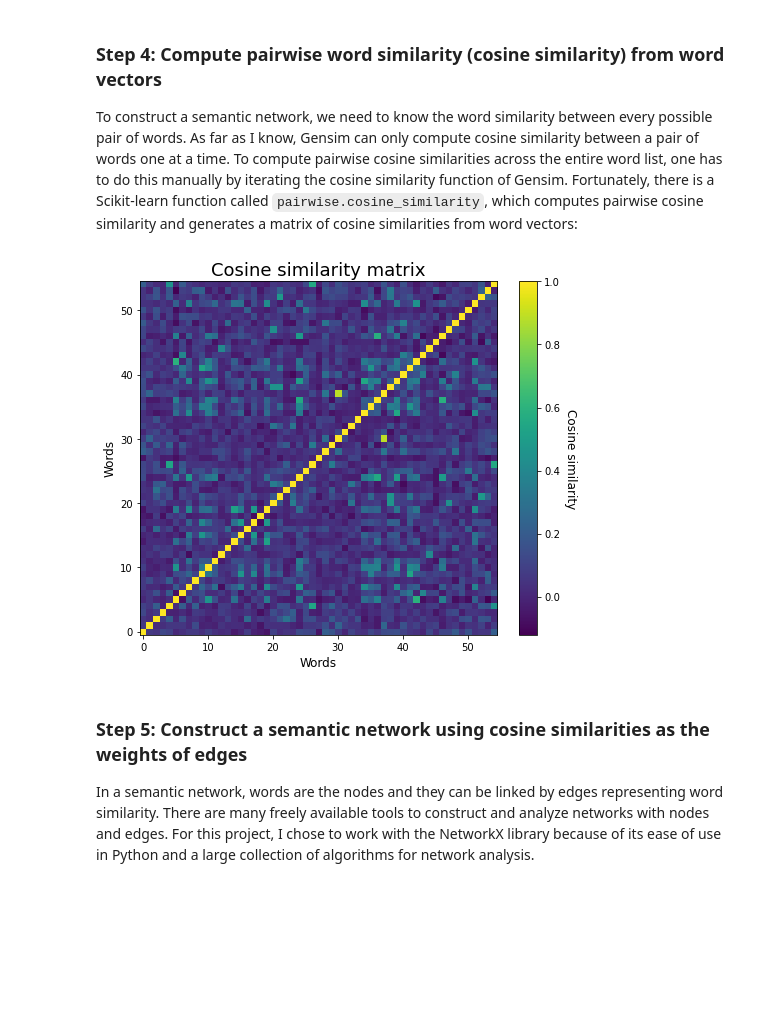
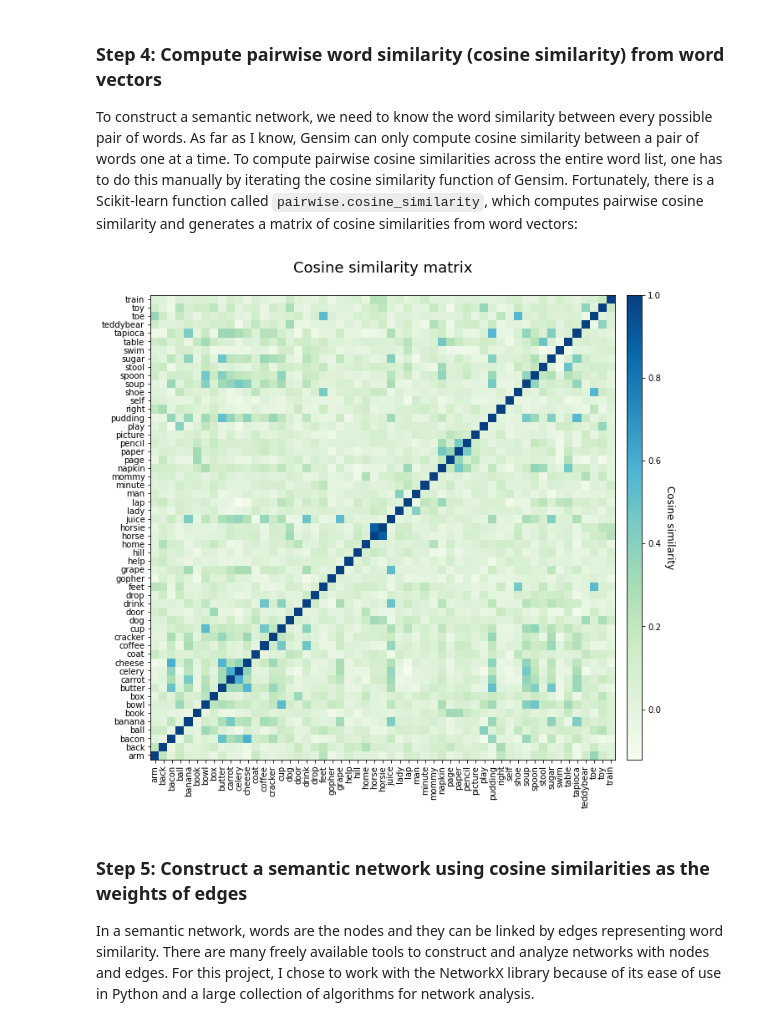
Before and after one commit to Data-Science-for-Linguists-2022/Child-Vocab-Development, a Jupyter notebook: code/vocabulary_analysis.ipynb, the cells around one changed output. Drawn from its saved outputs; the diff is of its cells as text; code cells hidden in the pictures; blank space fills up the shorter version.

```diff
--- a/code/vocabulary_analysis.ipynb
+++ b/code/vocabulary_analysis.ipynb
@@ -153,6 +153,9 @@ A child may produce "words" that not found in their native language as creating
 # Remove out-of-vocabulary words
 vocab = [w for w in vocab if wordvec.has_index_for(w)]
 
+# Sorting for better presentation, optional
+vocab = sorted(vocab)
+
 # Map each word to its word vector in wordvec
 vocab_wv = wordvec[vocab]
 # %% [markdown]
@@ -209,17 +217,30 @@ To construct a semantic network, we need to know the word similarity between eve
 vocab_sim = skm.pairwise.cosine_similarity(vocab_wv)
 # %%
 # Visualize the matrix of cosine similarities
-plt.figure(figsize=(8,6.5))
-plt.imshow(vocab_sim, aspect='auto')
-cbar = plt.colorbar()
+fig, ax = plt.subplots(figsize=(12,12))
+plt.imshow(vocab_sim, plt.cm.GnBu)
+
+# Add color bar
+cbar = plt.colorbar(pad=0.02, shrink=0.852, aspect=30)
 cbar.set_label('Cosine similarity', size='12', rotation=-90, va="bottom")
-plt.xlabel('Words', size='12')
-plt.ylabel('Words', size='12')
-plt.gca().invert_yaxis()  # for readability
-plt.title('Cosine similarity matrix', size='18')
+
+# Set xtick labels
+ax.xaxis.set_ticks(np.linspace(0, len(vocab_sim)-1, len(vocab_sim)))
+ax.set_xticklabels(vocab, rotation='vertical')
+
+# Set ytick labels
+ax.yaxis.set_ticks(np.linspace(0, len(vocab_sim)-1, len(vocab_sim)))
+ax.set_yticklabels(vocab)
+ax.invert_yaxis()  # bottom-up yaxis for readability
+
+plt.title('Cosine similarity matrix\n', size='18')
+
+# Save figure
+# plt.savefig('../reports/images/eve_sim_mat.svg', bbox_inches='tight', dpi=150)
+
 plt.show()
 # %% [output]
-[figure, old version]
+[figure, new version]
 # %% [markdown]
 ### Step 5: Construct a semantic network using cosine similarities as the weights of edges
 
```
Also changed, not shown: parts of 18 cells of this notebook.
